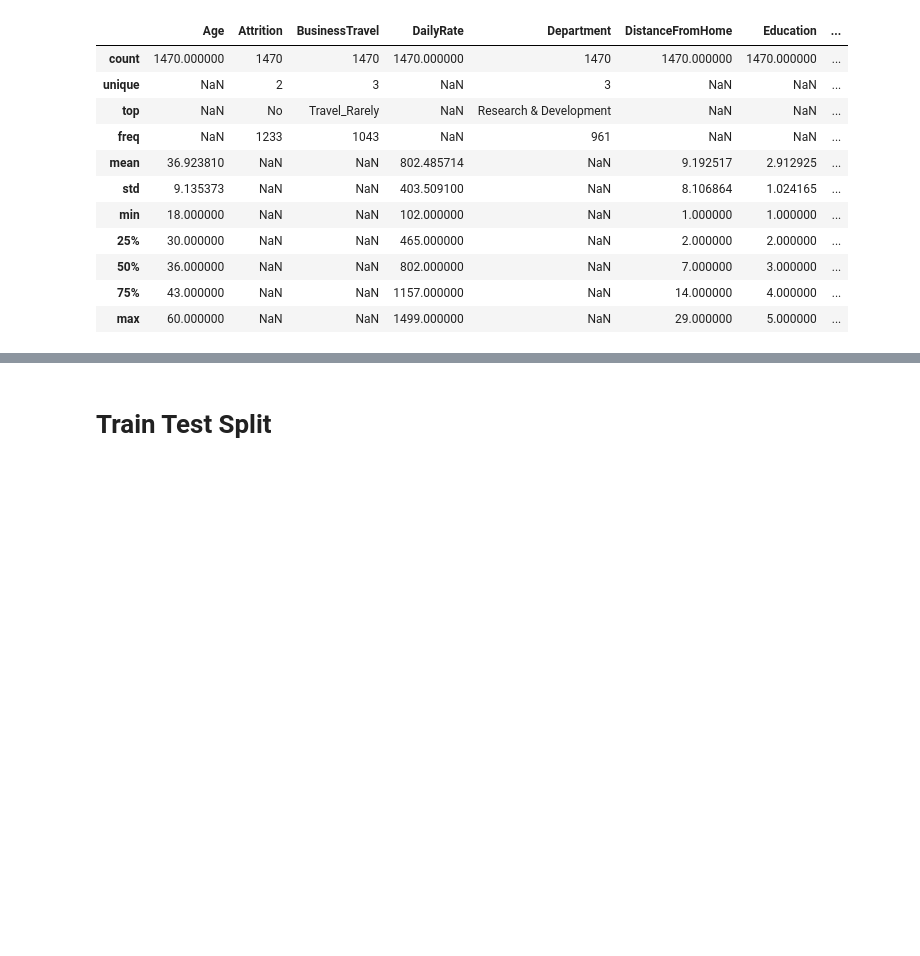
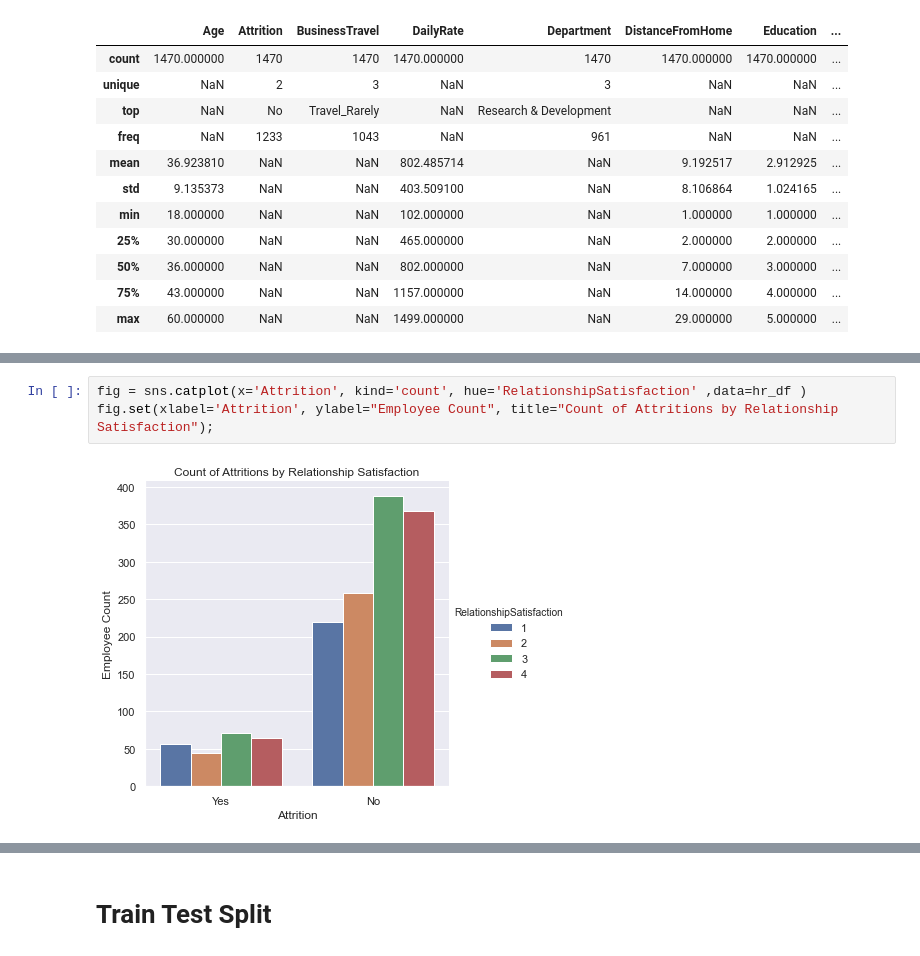
Before and after one commit to dlma1234/datascience_casestudies, a Jupyter notebook: hr_analytics/HR_Attrition_Analysis.ipynb, the cells around one changed output, grey strips where cells are left out. Drawn from its saved outputs; the diff is of its cells as text; blank space fills up the shorter version.

```diff
--- a/hr_analytics/HR_Attrition_Analysis.ipynb
+++ b/hr_analytics/HR_Attrition_Analysis.ipynb
@@ -115,0 +67,5 @@ nominal_categories = ['Attrition', 'BusinessTravel', 'Department', 'EducationFie
+# %%
+fig = sns.catplot(x='Attrition', kind='count', hue='RelationshipSatisfaction' ,data=hr_df )
+fig.set(xlabel='Attrition', ylabel="Employee Count", title="Count of Attritions by Relationship Satisfaction");
+# %% [output]
+[figure, added]
```
Also changed, not shown: parts of 44 cells of this notebook.
